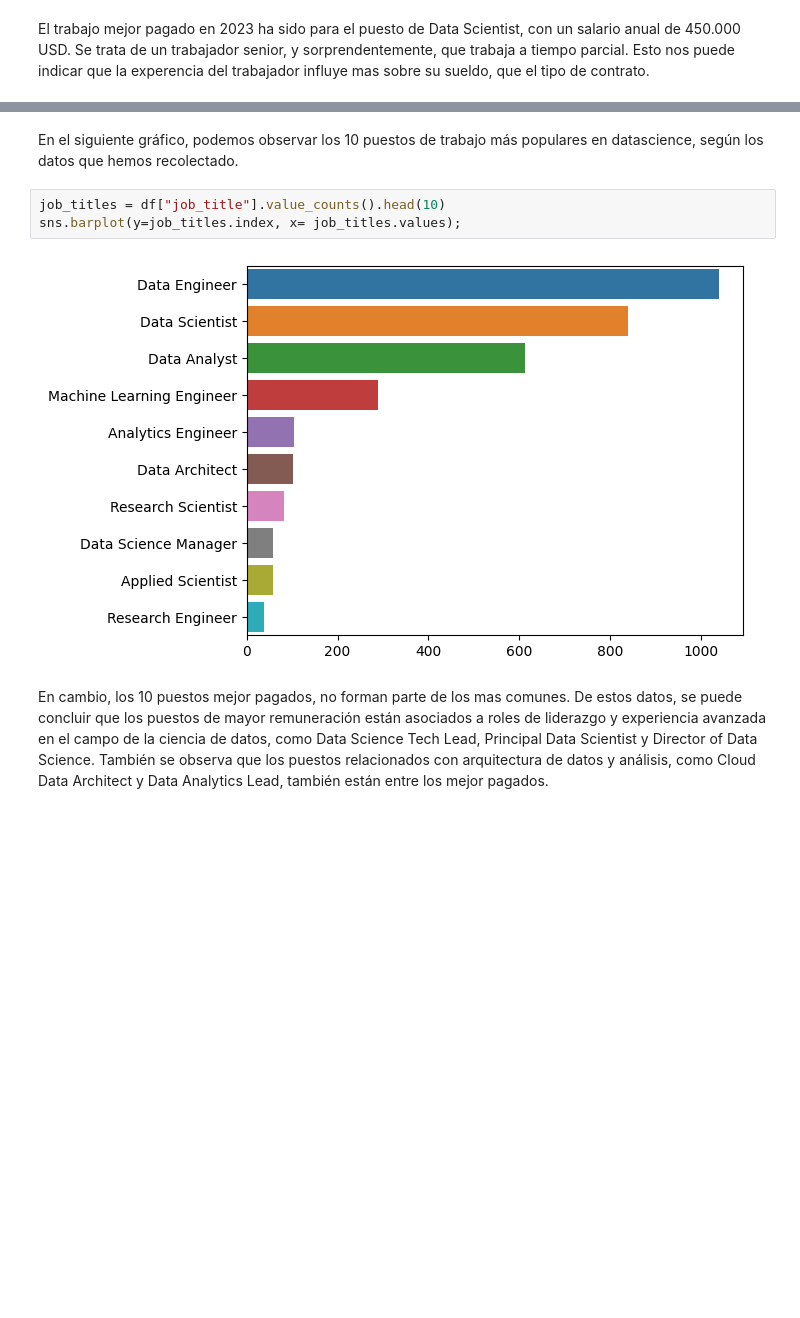
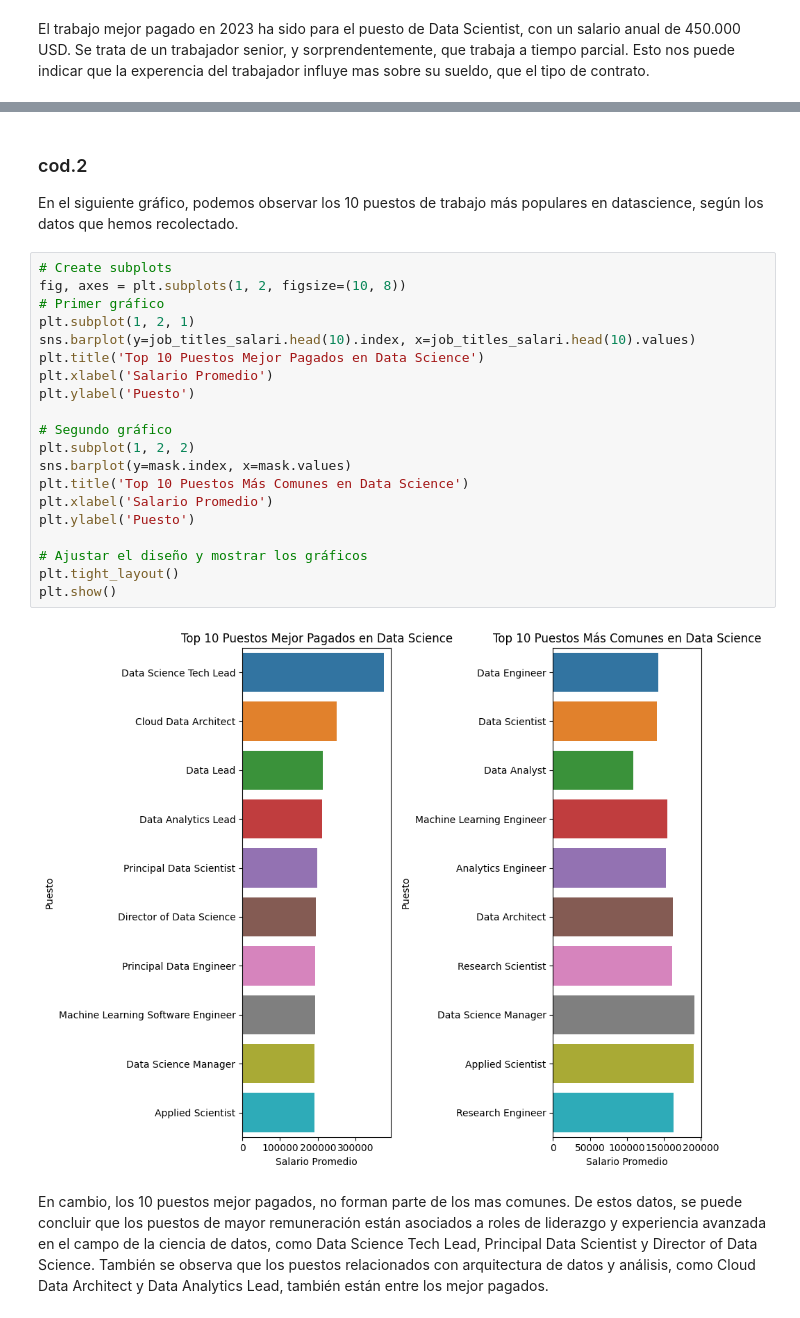
Before and after one commit to JuditRoca/Diabetesprediction, a Jupyter notebook: Notebooks/01_EDA.ipynb, the cells around one changed output, grey strips where cells are left out. Saved outputs shown, nothing was run; the diff lists cells and outputs as text; blank space fills up the shorter version.

```diff
--- a/Notebooks/01_EDA.ipynb
+++ b/Notebooks/01_EDA.ipynb
@@ -96,9 +114,27 @@ El trabajo mejor pagado en 2023 ha sido para el puesto de Data Scientist, con un
 # %% [markdown]
+### cod.2
 En el siguiente gráfico, podemos observar los 10 puestos de trabajo más populares en datascience, según los datos que hemos recolectado.
-# %%
-job_titles = df["job_title"].value_counts().head(10)
-sns.barplot(y=job_titles.index, x= job_titles.values);
-# %% [output]
-[figure, removed]
+# %%
+# Create subplots
+fig, axes = plt.subplots(1, 2, figsize=(10, 8))
+# Primer gráfico
+plt.subplot(1, 2, 1)
+sns.barplot(y=job_titles_salari.head(10).index, x=job_titles_salari.head(10).values)
+plt.title('Top 10 Puestos Mejor Pagados en Data Science')
+plt.xlabel('Salario Promedio')
+plt.ylabel('Puesto')
+
+# Segundo gráfico
+plt.subplot(1, 2, 2)
+sns.barplot(y=mask.index, x=mask.values)
+plt.title('Top 10 Puestos Más Comunes en Data Science')
+plt.xlabel('Salario Promedio')
+plt.ylabel('Puesto')
+
+# Ajustar el diseño y mostrar los gráficos
+plt.tight_layout()
+plt.show()
+# %% [output]
+[figure, added]
 # %% [markdown]
 En cambio, los 10 puestos mejor pagados, no forman parte de los mas comunes. De estos datos, se puede concluir que los puestos de mayor remuneración están asociados a roles de liderazgo y experiencia avanzada en el campo de la ciencia de datos, como Data Science Tech Lead, Principal Data Scientist y Director of Data Science. También se observa que los puestos relacionados con arquitectura de datos y análisis, como Cloud Data Architect y Data Analytics Lead, también están entre los mejor pagados.
```
Also changed, not shown: parts of 18 cells of this notebook, 5 other files.
